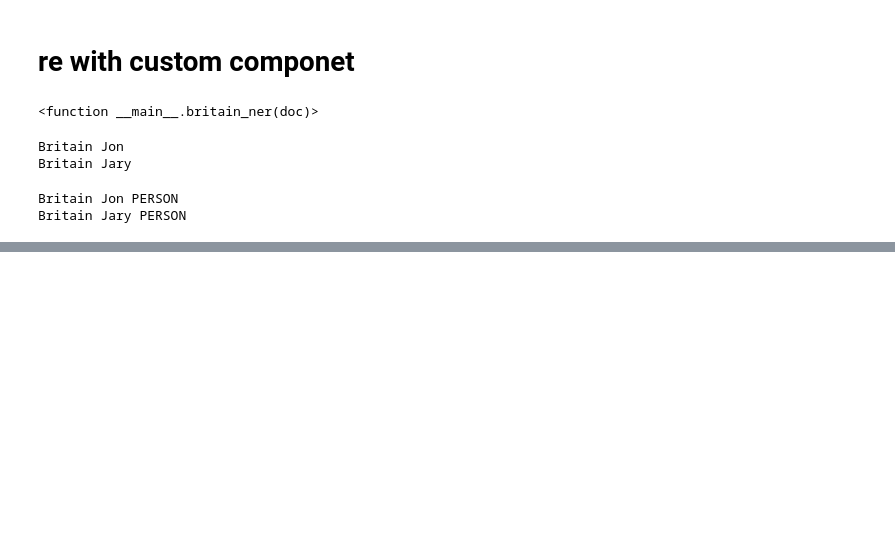
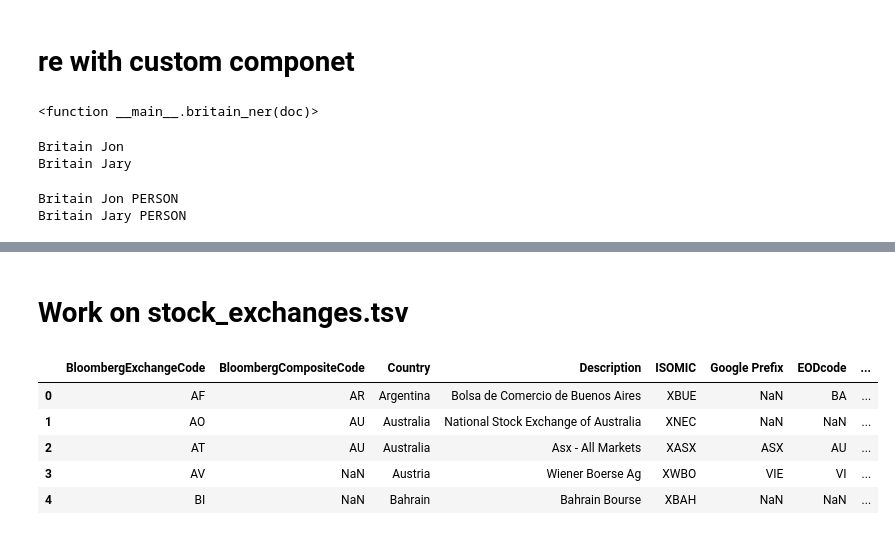
Before and after one commit to shuvo881/NLP-Basic, a Jupyter notebook: nlp-details.ipynb, the cells around one changed output, grey strips where cells are left out. Cells and saved outputs as stored; diff of their text form; code cells hidden in the pictures; blank space fills up the shorter version.

Commit message:
Kaggle Notebook | NLP with Spacy details  | Version 9

```diff
--- a/nlp-details.ipynb
+++ b/nlp-details.ipynb
@@ -935,0 +1251,12 @@ Britain Jary PERSON
+# %% [markdown]
+# Work on stock_exchanges.tsv
+# %%
+df3 = pd.read_csv('/kaggle/input/nlp-test/stock_exchanges.tsv', sep='\t')
+df3.head()
+# %% [output]
+|  | BloombergExchangeCode | BloombergCompositeCode | Country | Description | ISOMIC | Google Prefix | EODcode | ... |
+| 0 | AF | AR | Argentina | Bolsa de Comercio de Buenos Aires | XBUE | NaN | BA | ... |
+| 1 | AO | AU | Australia | National Stock Exchange of Australia | XNEC | NaN | NaN | ... |
+| 2 | AT | AU | Australia | Asx - All Markets | XASX | ASX | AU | ... |
+| 3 | AV | NaN | Austria | Wiener Boerse Ag | XWBO | VIE | VI | ... |
+| 4 | BI | NaN | Bahrain | Bahrain Bourse | XBAH | NaN | NaN | ... |
```
Also changed, not shown: parts of 34 cells of this notebook.
